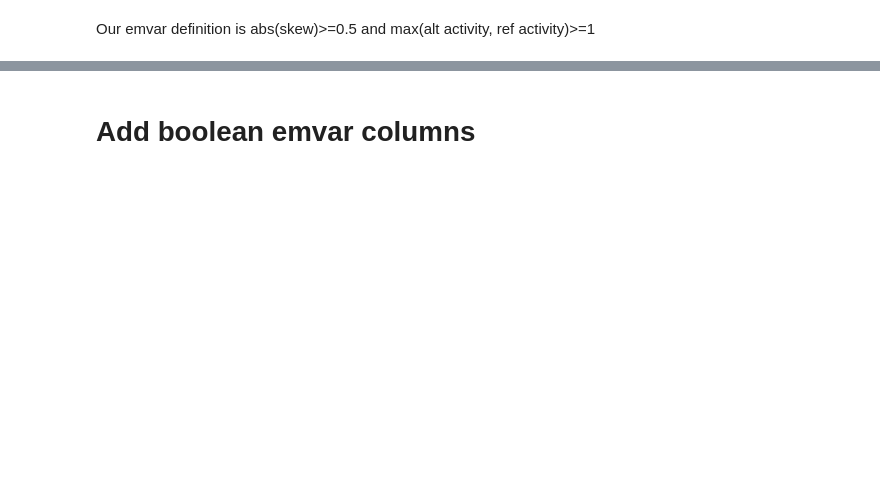
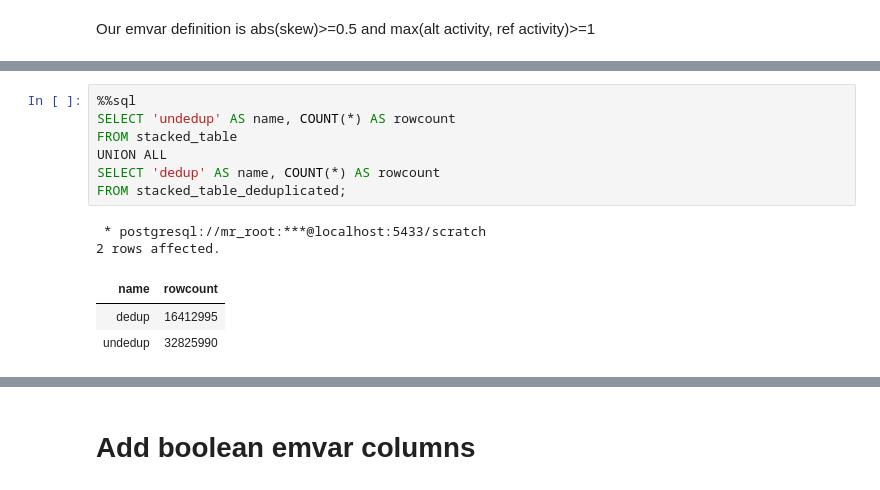
Before and after one commit to Reilly-Lab-Yale/variant_effects_mnoon, a Jupyter notebook: helper/gwas_intersection/10_compute_emvar/compute_emvar.ipynb, the cells around one changed output, grey strips where cells are left out. Saved outputs shown, nothing was run; the diff lists cells and outputs as text; blank space fills up the shorter version.

```diff
--- a/helper/gwas_intersection/10_compute_emvar/compute_emvar.ipynb
+++ b/helper/gwas_intersection/10_compute_emvar/compute_emvar.ipynb
@@ -38,0 +79,13 @@ LIMIT 5;
+# %%
+%%sql
+SELECT 'undedup' AS name, COUNT(*) AS rowcount
+FROM stacked_table
+UNION ALL
+SELECT 'dedup' AS name, COUNT(*) AS rowcount
+FROM stacked_table_deduplicated;
+# %% [output]
+ * postgresql://mr_root:***@localhost:5433/scratch
+2 rows affected.
+| name | rowcount |
+| dedup | 16412995 |
+| undedup | 32825990 |
```
Also changed, not shown: parts of 25 cells of this notebook.
